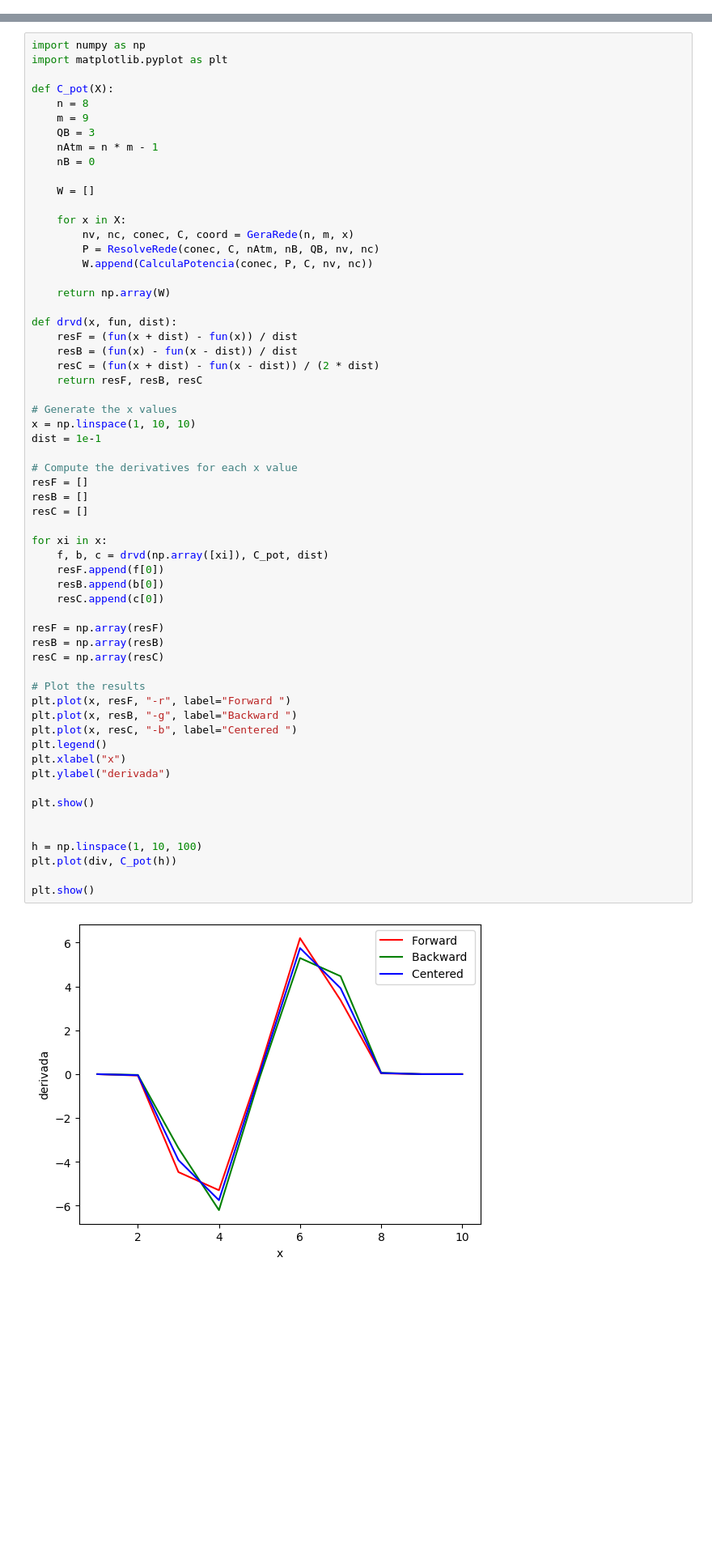
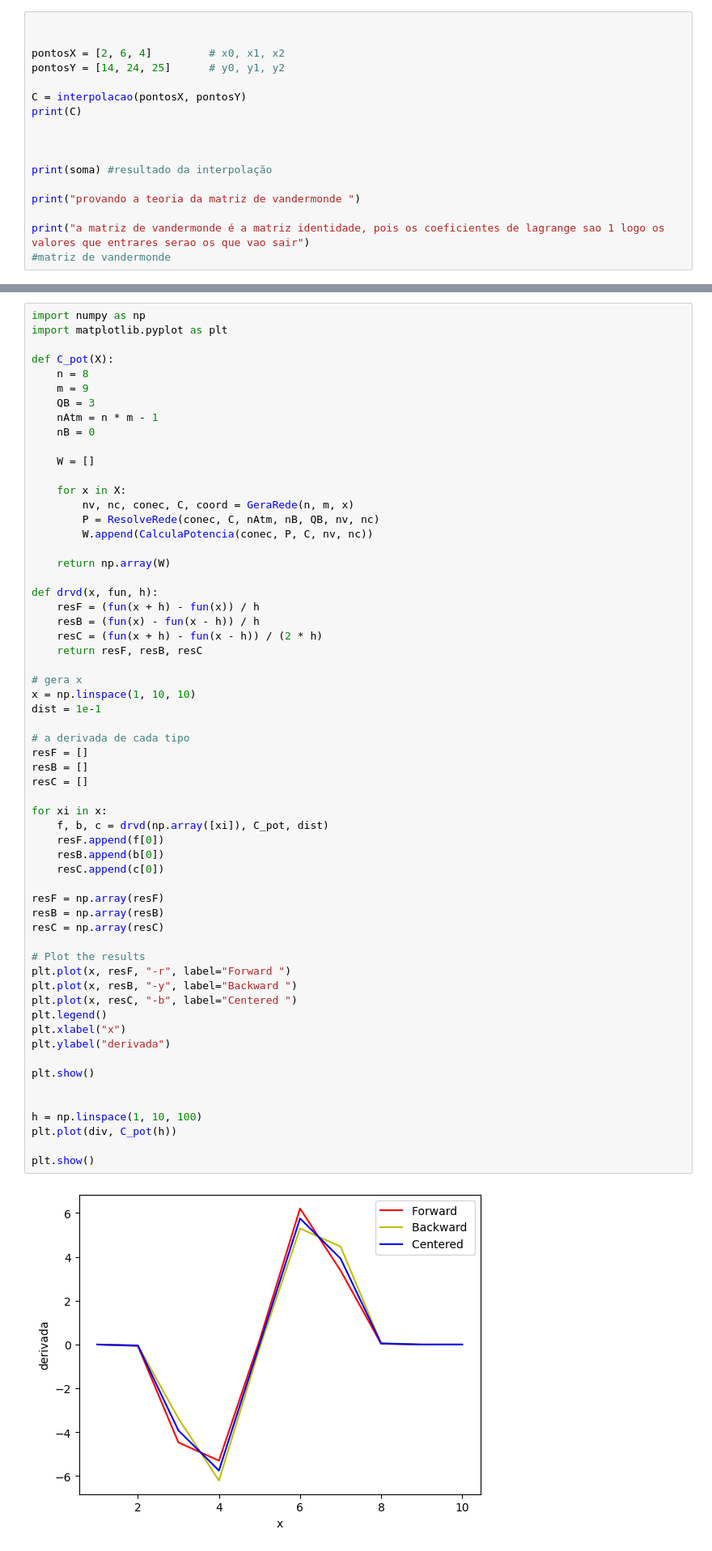
Before and after one commit to caueSordi/lista_5_calc_num, a Jupyter notebook: lista_05.ipynb, the cells around one changed output, grey strips where cells are left out. Shown at 81% size. Drawn from its saved outputs; the diff is of its cells as text; blank space fills up the shorter version.

```diff
--- a/lista_05.ipynb
+++ b/lista_05.ipynb
@@ -52,0 +56,17 @@ print(soma)
+# %%
+
+
+pontosX = [2, 6, 4]         # x0, x1, x2
+pontosY = [14, 24, 25]      # y0, y1, y2
+
+C = interpolacao(pontosX, pontosY)
+print(C)
+
+
+
+print(soma) #resultado da interpolação
+
+print("provando a teoria da matriz de vandermonde ")
+
+print("a matriz de vandermonde é a matriz identidade, pois os coeficientes de lagrange sao 1 logo os valores que entrares serao os que vao sair")
+#matriz de vandermonde
@@ -435,48 +479,48 @@ def C_pot(X):
 
     return np.array(W)
 
-def drvd(x, fun, dist):
-    resF = (fun(x + dist) - fun(x)) / dist
-    resB = (fun(x) - fun(x - dist)) / dist
-    resC = (fun(x + dist) - fun(x - dist)) / (2 * dist)
+def drvd(x, fun, h):
+    resF = (fun(x + h) - fun(x)) / h
+    resB = (fun(x) - fun(x - h)) / h
+    resC = (fun(x + h) - fun(x - h)) / (2 * h)
     return resF, resB, resC
 
-# Generate the x values
+# gera x
 x = np.linspace(1, 10, 10)
 dist = 1e-1
 
-# Compute the derivatives for each x value
+# a derivada de cada tipo
 resF = []
 resB = []
 resC = []
 
 for xi in x:
     f, b, c = drvd(np.array([xi]), C_pot, dist)
     resF.append(f[0])
     resB.append(b[0])
     resC.append(c[0])
 
 resF = np.array(resF)
 resB = np.array(resB)
 resC = np.array(resC)
 
 # Plot the results
 plt.plot(x, resF, "-r", label="Forward ")
-plt.plot(x, resB, "-g", label="Backward ")
+plt.plot(x, resB, "-y", label="Backward ")
 plt.plot(x, resC, "-b", label="Centered ")
 plt.legend()
 plt.xlabel("x")
 plt.ylabel("derivada")
 
 plt.show()
 
 
 h = np.linspace(1, 10, 100)
 plt.plot(div, C_pot(h))
 
 plt.show()
 # %% [output]
-[figure, old version]
+[figure, new version]
 [figure]
 # %%
 p=np.linspace( 1, 10 ,100)
```
Also changed, not shown: parts of 28 cells of this notebook.
